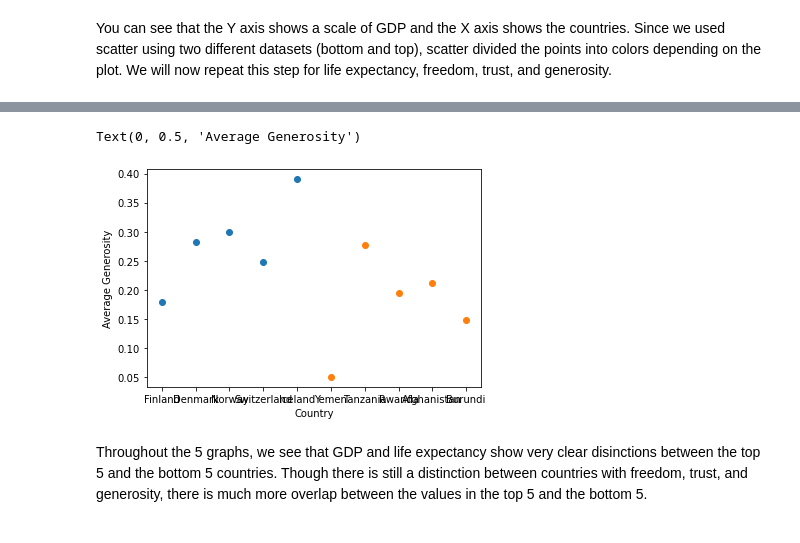
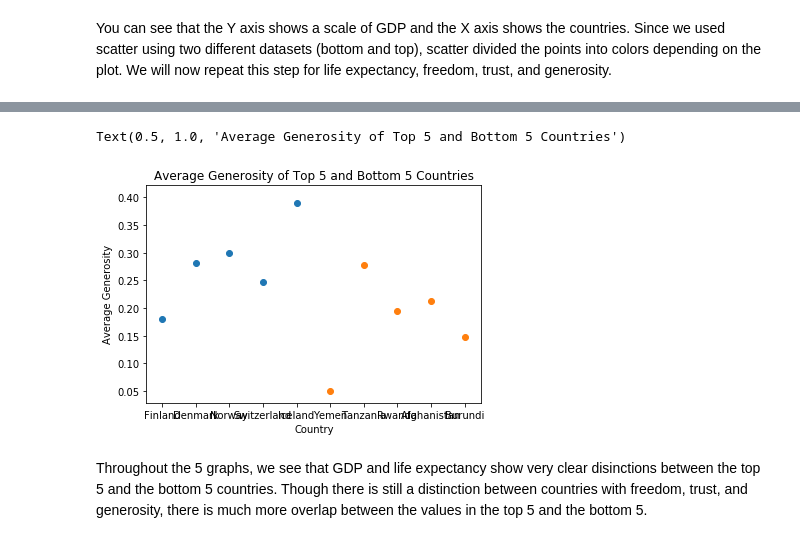
Before and after one commit to gordonwu66/gordonwu66.github.io, a Jupyter notebook: Happiness Tutorial.ipynb, the cells around one changed output, grey strips where cells are left out. Saved outputs shown, nothing was run; the diff lists cells and outputs as text; code cells hidden in the pictures.

```diff
--- a/Happiness Tutorial.ipynb
+++ b/Happiness Tutorial.ipynb
@@ -354,11 +373,12 @@ Text(0, 0.5, 'Average Trust')
 # %%
 plt.scatter(x = top_averages['Country'], y = top_averages['Average Generosity'])
 plt.scatter(x = bottom_averages['Country'], y = bottom_averages['Average Generosity'])
 plt.xlabel('Country')
 plt.ylabel('Average Generosity')
+plt.title("Average Generosity of Top 5 and Bottom 5 Countries")
 # %% [output]
-Text(0, 0.5, 'Average Generosity')
+Text(0.5, 1.0, 'Average Generosity of Top 5 and Bottom 5 Countries')
-[figure, old version]
+[figure, new version]
 # %% [markdown]
 Throughout the 5 graphs, we see that GDP and life expectancy show very clear disinctions between the top 5 and the bottom 5 countries. Though there is still a distinction between countries with freedom, trust, and generosity, there is much more overlap between the values in the top 5 and the bottom 5.
 # %% [markdown]
```
Also changed, not shown: parts of 11 cells of this notebook.
